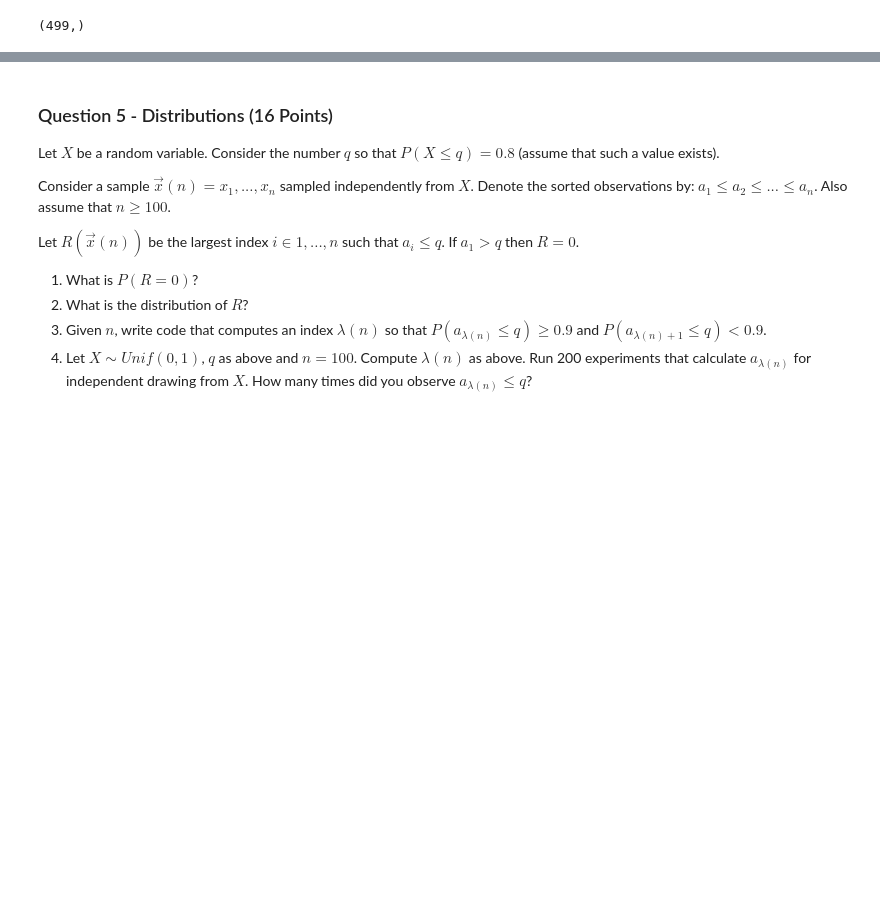
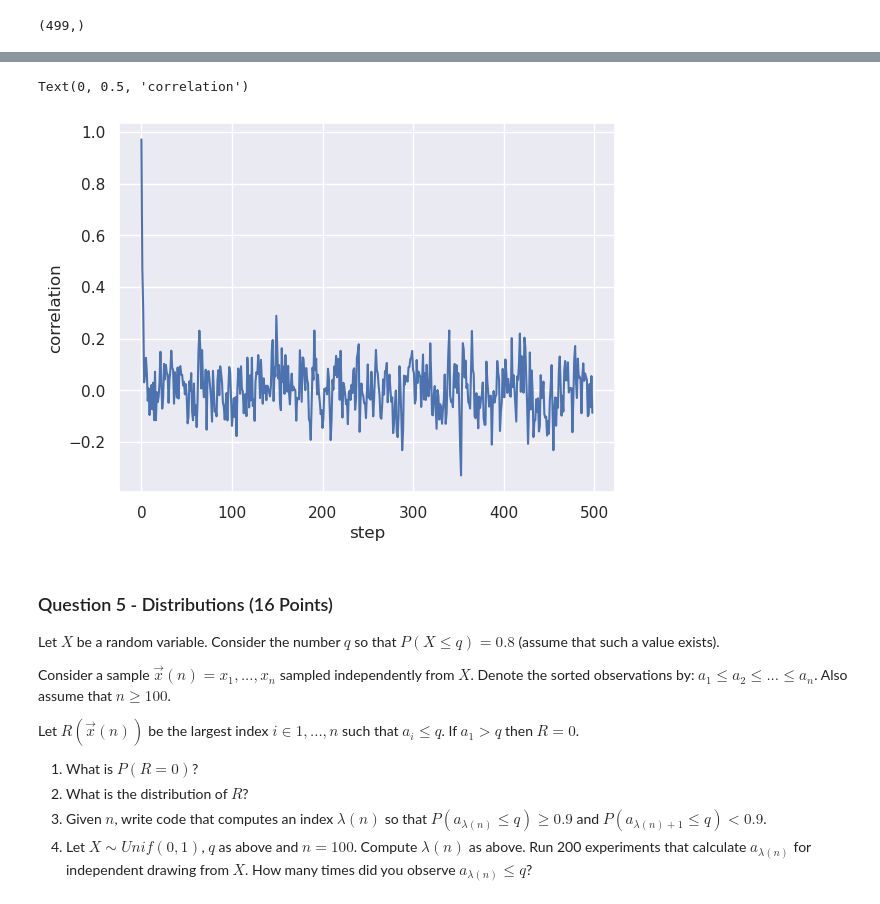
Before and after one commit to barboym/hw_statistics_runi, a Jupyter notebook: HW3/HW3.ipynb, the cells around one changed output, grey strips where cells are left out. Saved outputs shown, nothing was run; the diff lists cells and outputs as text; code cells hidden in the pictures; blank space fills up the shorter version.

```diff
--- a/HW3/HW3.ipynb
+++ b/HW3/HW3.ipynb
@@ -758,8 +747,3 @@ def get_cov_of_0_with_all_available_i(experiment):
 get_cov_of_0_with_all_available_i(experiment_b).shape
 # %% [output]
 (499,)
-# %%
-def get_cov_from_1_to_1000_based_on_pi0_and_T(pi0=Pi0_default,T=T_default,N=1000):
-    experiment = np.c_[[generate_trajectory(steps=500,pi0=pi0,T=T) for _ in range(N)]]
-    return get_cov_of_0_with_all_available_i(experiment)
-cov_from_1_to_500 = get_cov_from_1_to_1000_based_on_pi0_and_T()
@@ -786,3 +871,10 @@ array([ 4.95065065e-02, -2.52752753e-03, -4.95985986e-02, -8.53753754e-03,
+# %%
+plt.plot(cov_from_1_to_500)
+plt.xlabel("step")
+plt.ylabel("correlation")
+# %% [output]
+Text(0, 0.5, 'correlation')
+[figure, added]
 # %% [markdown]
 ### Question 5 - Distributions (16 Points)
 
```
Also changed, not shown: parts of 38 cells of this notebook.
